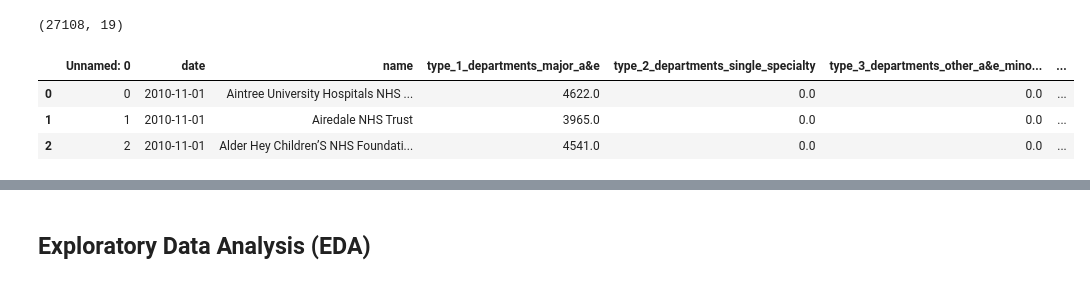
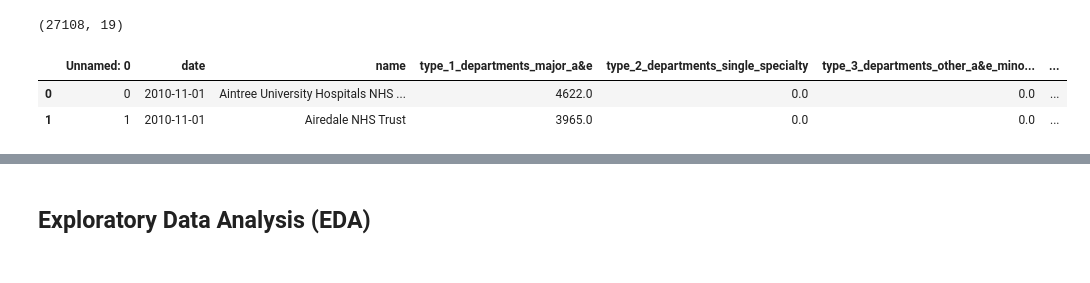
Before and after one commit to iamjaraa/NHS, a Jupyter notebook: Nhs.ipynb, the cells around one changed output, grey strips where cells are left out. Cells and saved outputs as stored; diff of their text form; code cells hidden in the pictures.

```diff
--- a/Nhs.ipynb
+++ b/Nhs.ipynb
@@ -217,12 +219,11 @@ df.to_csv ('cleaned_AE_attendances_england_monthly.csv')
 
 nhs_data = pd.read_csv('cleaned_AE_attendances_england_monthly.csv')
 # %%
-nhs_data.head(3)
+nhs_data.head(2)
 # %% [output]
 |  | Unnamed: 0 | date | name | type_1_departments_major_a&e | type_2_departments_single_specialty | type_3_departments_other_a&e_mino... | ... |
 | 0 | 0 | 2010-11-01 | Aintree University Hospitals NHS ... | 4622.0 | 0.0 | 0.0 | ... |
 | 1 | 1 | 2010-11-01 | Airedale NHS Trust | 3965.0 | 0.0 | 0.0 | ... |
-| 2 | 2 | 2010-11-01 | Alder Hey Children’S NHS Foundati... | 4541.0 | 0.0 | 0.0 | ... |
 # %%
 #Drop the unnamed table
 
```
Also changed, not shown: parts of 18 cells of this notebook.
